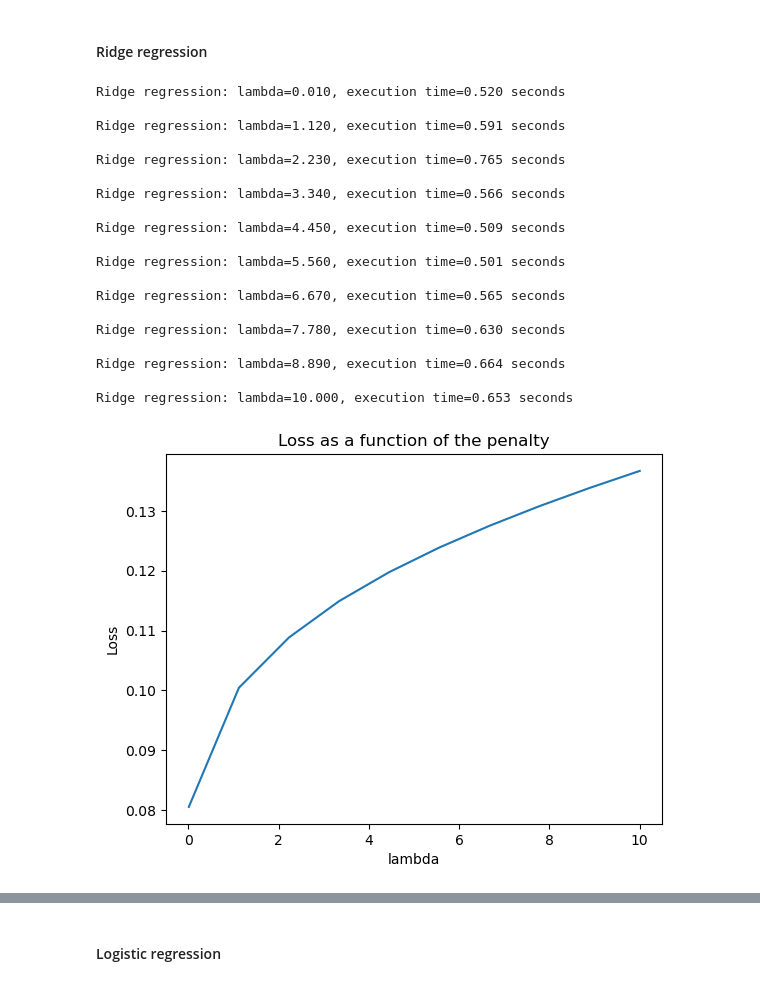
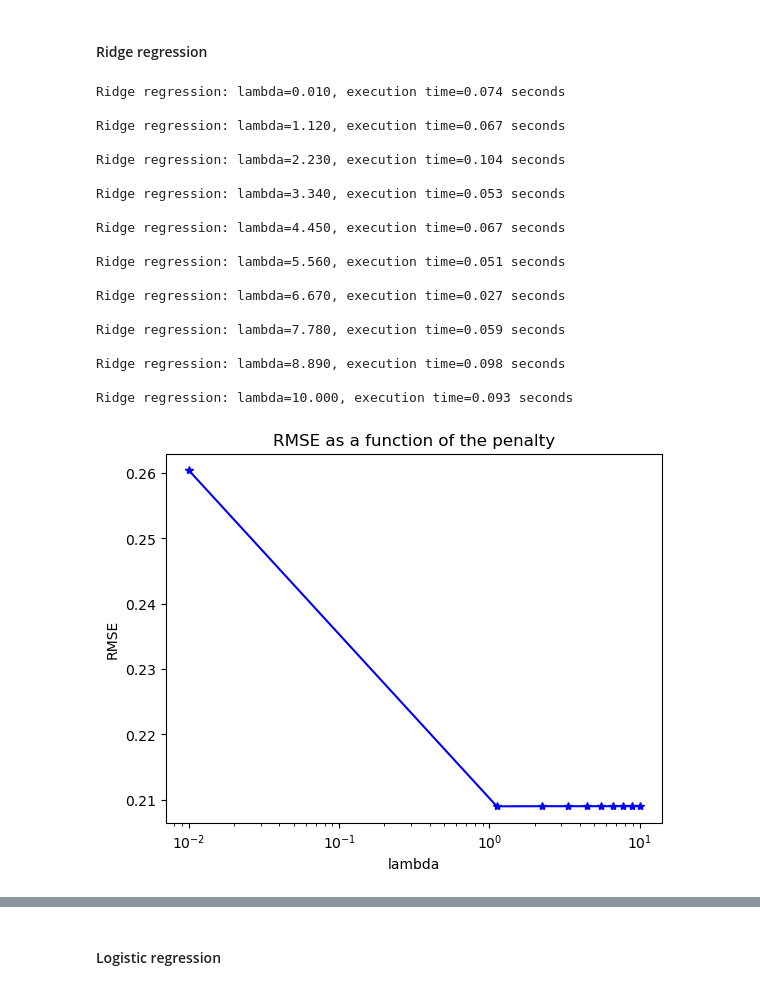
Before and after one commit to CS-433/Nobody-s_sick, a Jupyter notebook: run.ipynb, the cells around one changed output, grey strips where cells are left out. Saved outputs shown, nothing was run; the diff lists cells and outputs as text; code cells hidden in the pictures.

```diff
--- a/run.ipynb
+++ b/run.ipynb
@@ -418,11 +482,9 @@ Test set: Predicted 0.332.
 # Iterate over learning rate parameter values
 learning_rate = np.linspace(0.001, 0.1, 10)
 
-sgd_mse_loss_min = np.zeros(len(learning_rate))
-sgd_mse_accuracy = np.zeros(len(learning_rate))
 sgd_mse_f1_score = np.zeros(len(learning_rate))
 sgd_mse_rmse = np.zeros(len(learning_rate))
-sgd_mse_r_squared = np.zeros(len(learning_rate))
+
 sgd_mse_ws_var_gamma = []
 sgd_mse_losses_var_gamma = []
 
@@ -439,20 +501,15 @@ for idx, gamma in enumerate(learning_rate):
 
     # Compute accuracy metrics
     y_pred = tx_train_validation.dot(ws[-1])
-    y_pred = np.where(y_pred > 0.5, 1, 0)
+    y_pred = np.where(y_pred > threshold, 1, 0)
 
     tp, tn, fp, fn = confusion_matrix_metrics(y_train_validation, y_pred)
-    accuracy = (tp + tn) /(tp + tn + fp + fn)
     f1_score = 2*tp/(2*tp + fp + fn)
     mse = calculate_mse(y_train_validation - y_pred)
-    r2 = r_squared(y_train_validation, y_pred)
 
     # Save losses, weights, accuracy metrics for hyperparameter optimization over learning rate
-    sgd_mse_loss_min[idx] = losses[-1]
-    sgd_mse_accuracy[idx] = accuracy
     sgd_mse_f1_score[idx] = f1_score
     sgd_mse_rmse[idx] = np.sqrt(mse)
-    sgd_mse_r_squared[idx] = r2
 
     sgd_mse_ws_var_gamma.append(ws[-1])
     sgd_mse_losses_var_gamma.append(losses)
@@ -493,7 +550,7 @@ plot_train_test(axs[1], "Training (imbalanced) Vs. Validation set error", rmse_t
 # %%
 # Get optimal parameter and corresponding model weights, apply to test set
-metrics = np.hstack([sgd_mse_loss_min.reshape(-1,1), sgd_mse_accuracy.reshape(-1,1), sgd_mse_f1_score.reshape(-1,1), sgd_mse_rmse.reshape(-1,1), sgd_mse_r_squared.reshape(-1,1)])
-metric_name = 'loss'
+metrics = np.hstack([sgd_mse_f1_score.reshape(-1,1), sgd_mse_rmse.reshape(-1,1)])
+metric_name = 'f1_score'
 
-hyperparam_optimization(metric_name, metrics, sgd_mse_ws_var_gamma, learning_rate, 'gamma', tx_training_balanced, y_training_balanced, tx_train_training, y_train_training, tx_train_validation, y_train_validation, tx_test, False)
+sgd_mse_opt_idx = hyperparam_optimization(metric_name, metrics, sgd_mse_ws_var_gamma, learning_rate, 'gamma', tx_training_balanced, y_training_balanced, tx_train_training, y_train_training, tx_train_validation, y_train_validation, tx_test, False)
 # %% [output]
@@ -530,15 +587,14 @@ print("Least squares: execution time={t:.3f} seconds".format(t=execution_time))
 
 # Compute accuracy metrics
 y_pred = tx_train_validation.dot(ls_w)
-y_pred = np.where(y_pred > 0.5, 1, 0)
+y_pred = np.where(y_pred > threshold, 1, 0)
 
 tp, tn, fp, fn = confusion_matrix_metrics(y_train_validation, y_pred)
-accuracy = (tp + tn) /(tp + tn + fp + fn)
 f1_score = 2*tp/(2*tp + fp + fn)
-mse = calculate_mse(y_train_validation - y_pred)
-r2 = r_squared(y_train_validation, y_pred)
+rmse = np.sqrt(calculate_mse(y_train_validation - y_pred))
 
+print('The optimal weights are w = {}.'.format(ls_w))
+print('f1 score = {f:.5f}, RMSE = {r:.5f}\n'.format(f=f1_score, r=rmse))
+print('*******************************\n')
 print_report(ls_w, False, tx_training_balanced, y_training_balanced, tx_train_training, y_train_training, tx_train_validation, y_train_validation, tx_test)
-
-print('f1-score {}'.format(f1_score))
 # %% [output]
@@ -550,10 +622,9 @@ LinAlgError: Singular matrix
 
 # Iterate over penalty parameter values
 ridge_ls_loss = np.zeros(len(penalty))
-ridge_ls_accuracy = np.zeros(len(penalty))
 ridge_ls_f1_score = np.zeros(len(penalty))
 ridge_ls_rmse = np.zeros(len(penalty))
-ridge_ls_r_squared = np.zeros(len(penalty))
+
 ridge_ls_ws_var_lambda = []
 
 for idx, lambda_ in enumerate(penalty):
@@ -569,51 +640,47 @@ for idx, lambda_ in enumerate(penalty):
 
     # Compute accuracy metrics
     y_pred = tx_train_validation.dot(ridge_ls_ws)
-    y_pred = np.where(y_pred > 0.5, 1, 0)
+    y_pred = np.where(y_pred > threshold, 1, 0)
 
     tp, tn, fp, fn = confusion_matrix_metrics(y_train_validation, y_pred)
-    accuracy = (tp + tn) /(tp + tn + fp + fn)
     f1_score = 2*tp/(2*tp + fp + fn)
     mse = calculate_mse(y_train_validation - y_pred)
-    r2 = r_squared(y_train_validation, y_pred)
 
     # Save losses, weights, accuracy metrics for hyperparameter optimization over learning rate
     ridge_ls_loss[idx] = ridge_ls_losses
-    ridge_ls_accuracy[idx] = accuracy
     ridge_ls_f1_score[idx] = f1_score
     ridge_ls_rmse[idx] = np.sqrt(mse)
-    ridge_ls_r_squared[idx] = r2
 
     ridge_ls_ws_var_lambda.append(ridge_ls_ws)
 # %% [output]
-Ridge regression: lambda=0.010, execution time=0.520 seconds
+Ridge regression: lambda=0.010, execution time=0.074 seconds
 
-Ridge regression: lambda=1.120, execution time=0.591 seconds
+Ridge regression: lambda=1.120, execution time=0.067 seconds
 
-Ridge regression: lambda=2.230, execution time=0.765 seconds
+Ridge regression: lambda=2.230, execution time=0.104 seconds
 
-Ridge regression: lambda=3.340, execution time=0.566 seconds
+Ridge regression: lambda=3.340, execution time=0.053 seconds
 
-Ridge regression: lambda=4.450, execution time=0.509 seconds
+Ridge regression: lambda=4.450, execution time=0.067 seconds
 
-Ridge regression: lambda=5.560, execution time=0.501 seconds
+Ridge regression: lambda=5.560, execution time=0.051 seconds
 
-Ridge regression: lambda=6.670, execution time=0.565 seconds
+Ridge regression: lambda=6.670, execution time=0.027 seconds
 
-Ridge regression: lambda=7.780, execution time=0.630 seconds
+Ridge regression: lambda=7.780, execution time=0.059 seconds
 
-Ridge regression: lambda=8.890, execution time=0.664 seconds
+Ridge regression: lambda=8.890, execution time=0.098 seconds
 
-Ridge regression: lambda=10.000, execution time=0.653 seconds
+Ridge regression: lambda=10.000, execution time=0.093 seconds
 # %%
 fig = plt.figure()
-plt.plot(penalty, ridge_ls_loss)
-plt.title("Loss as a function of the penalty")
+plt.semilogx(penalty, ridge_ls_rmse, color="b", marker="*")
+plt.title("RMSE as a function of the penalty")
 plt.xlabel("lambda")
-plt.ylabel("Loss")
+plt.ylabel("RMSE")
 plt.show()
 # %% [output]
-[figure, old version]
+[figure, new version]
 # %%
 # Training (balanced) Vs. Validation error
 fig, axs = plt.subplots(1,2, figsize = (12,5))
```
Also changed, not shown: parts of 48 cells of this notebook, 3 other files.
